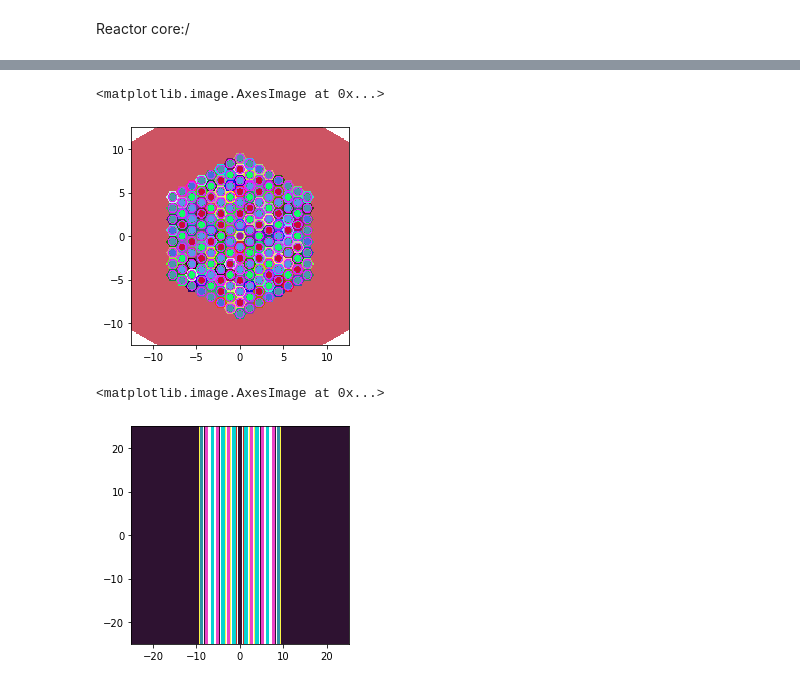
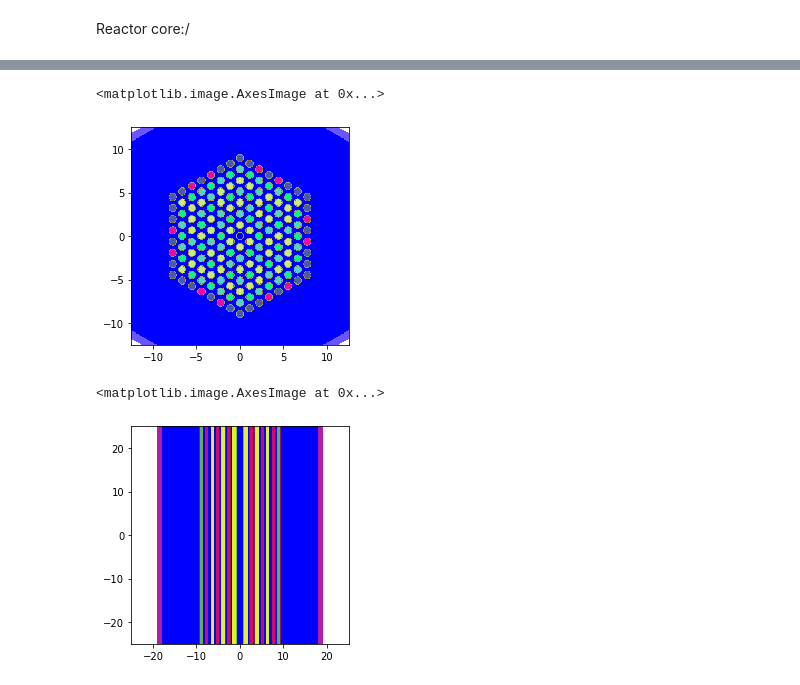
Before and after one commit to mit-crpg/openmc-reactor-examples, a Jupyter notebook: VVER.ipynb, the cells around one changed output, grey strips where cells are left out. Saved outputs shown, nothing was run; the diff lists cells and outputs as text; code cells hidden in the pictures.

```diff
--- a/VVER.ipynb
+++ b/VVER.ipynb
@@ -209,10 +150,9 @@ assembly_cell.region = assembly & -assembly_z1 & +assembly_z0
 reflect_cell.region = ~assembly & reflector \
 & -assembly_z1 & +assembly_z0
 
-top_reflect_cell.region = reflector & +assembly_z1 & -reflector_z1 \
+top_reflect_cell.region = reflector & +assembly_z1 & -reflector_z1
 
-bot_reflect_cell.region = reflector & -assembly_z0 & +reflector_z0 \
-#pie fillings
+bot_reflect_cell.region = reflector & -assembly_z0 & +reflector_z0
 
 reflect_cell.fill = reflector_mat
 top_reflect_cell.fill = reflector_mat
@@ -262,2 +164,0 @@ settings.export_to_xml()
-# %%
-openmc.run()
@@ -311,3 +274,26 @@ geom.export_to_xml()
+# %%
+#geometry of go
+
+fuel_or6 = openmc.ZCylinder(surface_id=450, r=0.3765)
+clad_ir6 = openmc.ZCylinder(surface_id=451, r=0.4)
+clad_or6 = openmc.ZCylinder(surface_id=452, r=0.465)
+
+fuel_region6 = -fuel_or6 & -assembly_z1 & +assembly_z0
+gap_region6  = +fuel_or6 & -clad_ir6 & -assembly_z1 & +assembly_z0
+clad_region6 = +clad_ir6 & -clad_or6 & -assembly_z1 & +assembly_z0
+
+moderator_region6 = +clad_or6 & -assembly_z1 & +assembly_z0
+
+fuel_cell6  = openmc.Cell(cell_id=450, fill=fuel_go, region=fuel_region6)
+gap_cell6   = openmc.Cell(cell_id=451, fill=helium,  region=gap_region6)
+cladcell6   = openmc.Cell(cell_id=452, fill=alloy,   region=clad_region6)
+water_cell6 = openmc.Cell(cell_id=453, fill=water,   region=moderator_region6)
+
+go_u = openmc.Universe(cells=[fuel_cell6,gap_cell6,cladcell6,water_cell6])
+
+# geom = openmc.Geometry(go_u)
+# geom.export_to_xml()
+# go_u.plot(colors={water_cell6:'blue'},width=(3,3))
 # %% [markdown]
 Reactor core:/
 # %%
@@ -349,5 +317,5 @@ lat.outer=all_water_out_u
 # %%
-#ring8=[centeral_tube_u]*48
+#ring8=[central_tube_u]*48
 #ring7=[awu_u, awu_u, go_u, centeral_tube_u, go_u, awu_u, awu_u]*6
 ring7=[awu_u, awu_u, go_u,awu_u, go_u, awu_u, awu_u]*6
 
@@ -369,9 +337,9 @@ ring4=[au22_u, av5_u, au13_u, av5_u]*6
 ring3=[au13_u, au22_u, au13_u]*6
 ring2=[au22_u, av5_u]*6
 ring1=[au13_u]*6
-ring0=[centeral_tube_u]
+ring0=[central_tube_u]
 lat.universes = [ring7, ring6, ring5, ring4, ring3, ring2, ring1, ring0]
-lat.oreintation='y'
+lat.orientation='y'
 # %%
 #outer_surface=openmc.model.hexagonal_prism(edge_length=18, orientation='y')
 #main_assembly = openmc.Cell(fill=lat, region=outer_surface)
@@ -383,16 +351,16 @@ u_root.add_cells([assembly_cell, reflect_cell, top_reflect_cell, bot_reflect_cel
 geom=openmc.Geometry(u_root)
 geom.export_to_xml()
 
-u_root.plot(origin=(0,0,0),width=(25,25),colors={water:'blue'},pixels=[400,400])
+u_root.plot(origin=(0,0,0),width=(25,25),color_by='material',colors={water:'blue'},pixels=[400,400])
 #u_root.plot(origin=(0,0,0),width=(25,25),color_by='material',pixels=[400,400])
 # %% [output]
 <matplotlib.image.AxesImage at 0x...>
-[figure, old version]
+[figure, new version]
 # %%
-u_root.plot(basis='yz',origin=(0,0,0),width=(50,50),color_by='material',pixels=[200,200])
+u_root.plot(basis='yz',origin=(0,0,0),width=(50,50),color_by='material',colors={water:'blue'},pixels=[200,200])
 # %% [output]
 <matplotlib.image.AxesImage at 0x...>
-[figure, old version]
+[figure, new version]
 # %%
 #######################
 # Run Settings
```
Also changed, not shown: parts of 24 cells of this notebook.
